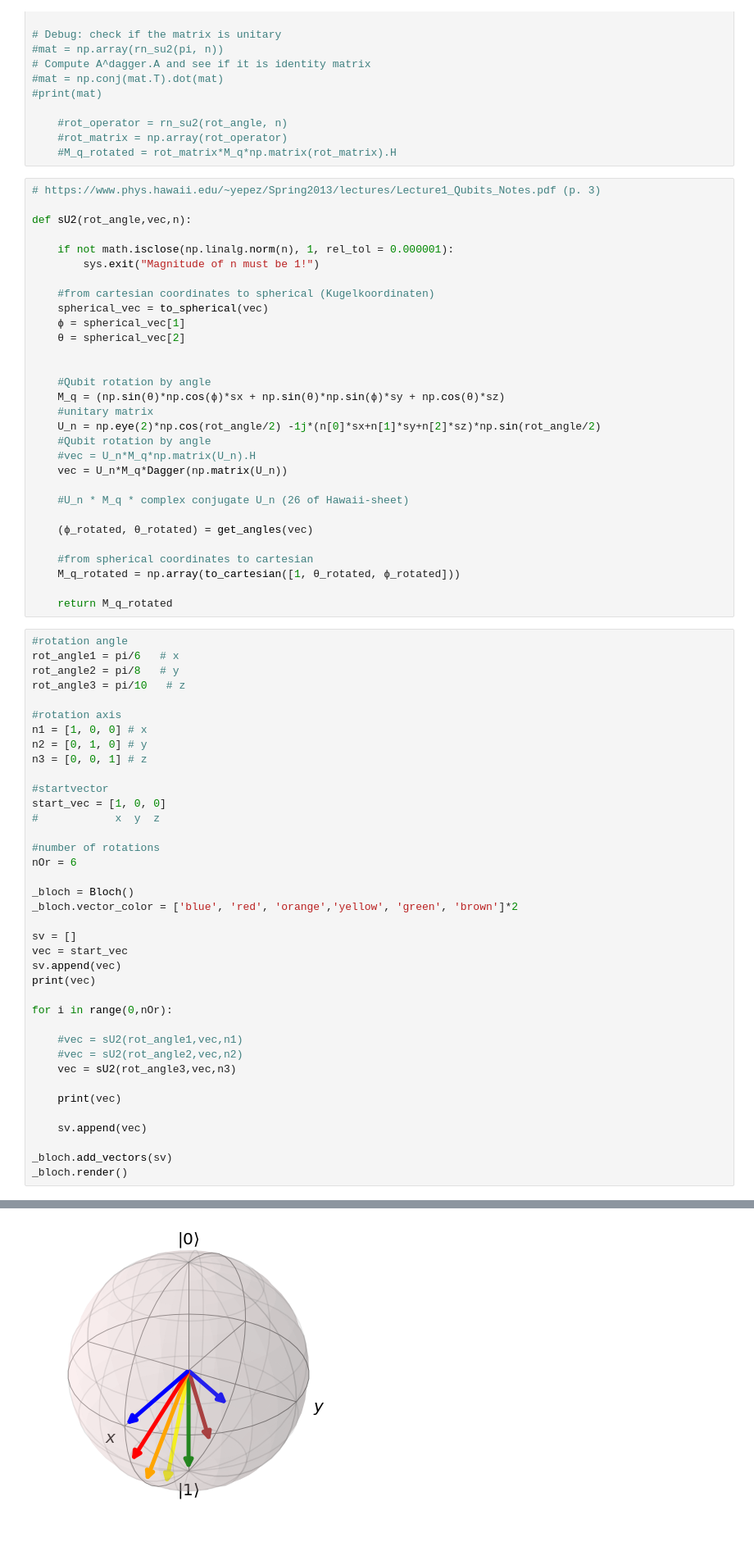
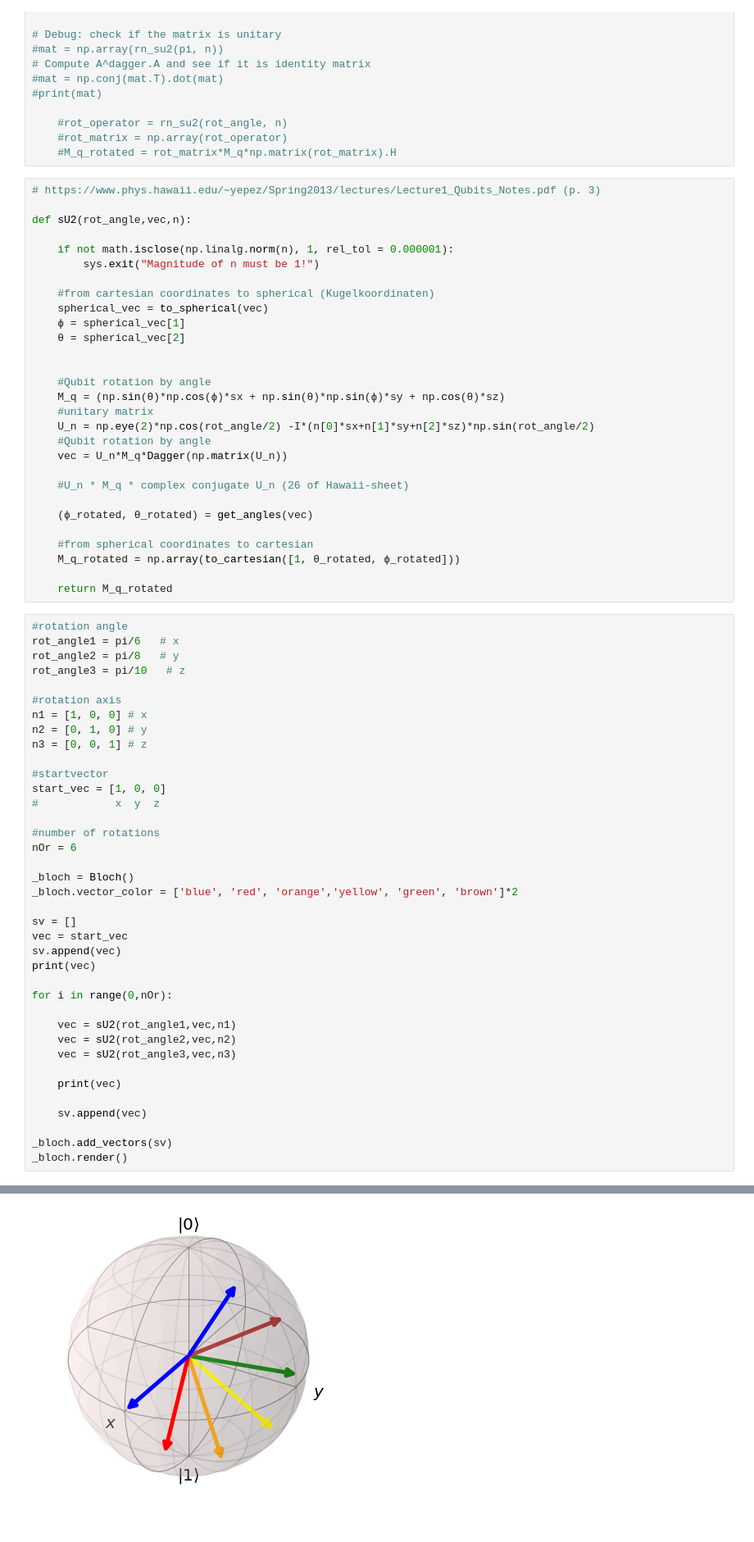
Before and after one commit to Sultanow/quantum, a Jupyter notebook: bloch_sphere/rotate_su2_qiskit.ipynb, the cells around one changed output, grey strips where cells are left out. Shown: that part at 82% size. Saved outputs shown, nothing was run; the diff lists cells and outputs as text.

```diff
--- a/bloch_sphere/rotate_su2_qiskit.ipynb
+++ b/bloch_sphere/rotate_su2_qiskit.ipynb
@@ -106,9 +106,8 @@ def sU2(rot_angle,vec,n):
     #Qubit rotation by angle
     M_q = (np.sin(θ)*np.cos(ϕ)*sx + np.sin(θ)*np.sin(ϕ)*sy + np.cos(θ)*sz)
     #unitary matrix
-    U_n = np.eye(2)*np.cos(rot_angle/2) -1j*(n[0]*sx+n[1]*sy+n[2]*sz)*np.sin(rot_angle/2)
+    U_n = np.eye(2)*np.cos(rot_angle/2) -I*(n[0]*sx+n[1]*sy+n[2]*sz)*np.sin(rot_angle/2)
     #Qubit rotation by angle
-    #vec = U_n*M_q*np.matrix(U_n).H
     vec = U_n*M_q*Dagger(np.matrix(U_n))
 
     #U_n * M_q * complex conjugate U_n (26 of Hawaii-sheet)
@@ -147,8 +146,8 @@ print(vec)
 
 for i in range(0,nOr):
 
-    #vec = sU2(rot_angle1,vec,n1)
-    #vec = sU2(rot_angle2,vec,n2)
+    vec = sU2(rot_angle1,vec,n1)
+    vec = sU2(rot_angle2,vec,n2)
     vec = sU2(rot_angle3,vec,n3)
 
     print(vec)
@@ -168 +167 @@ _bloch.render()
-[figure, old version]
+[figure, new version]
```
Also changed, not shown: parts of 1 cell of this notebook.
